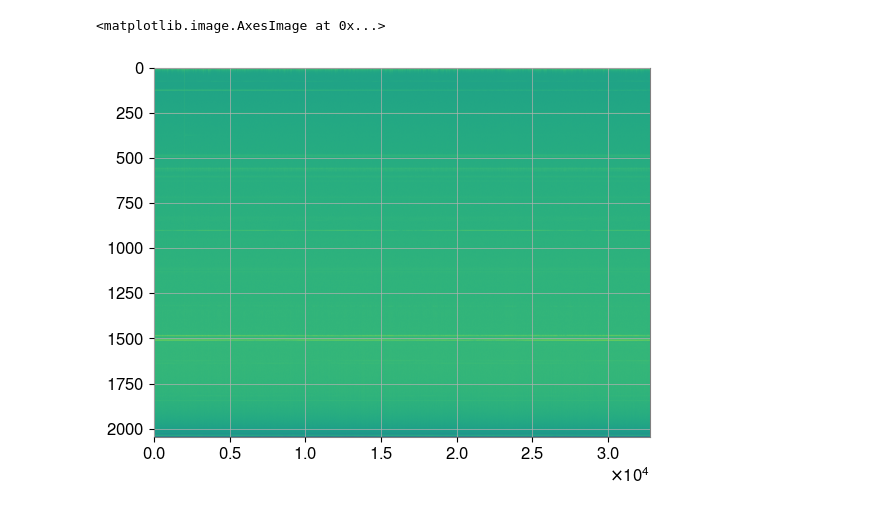
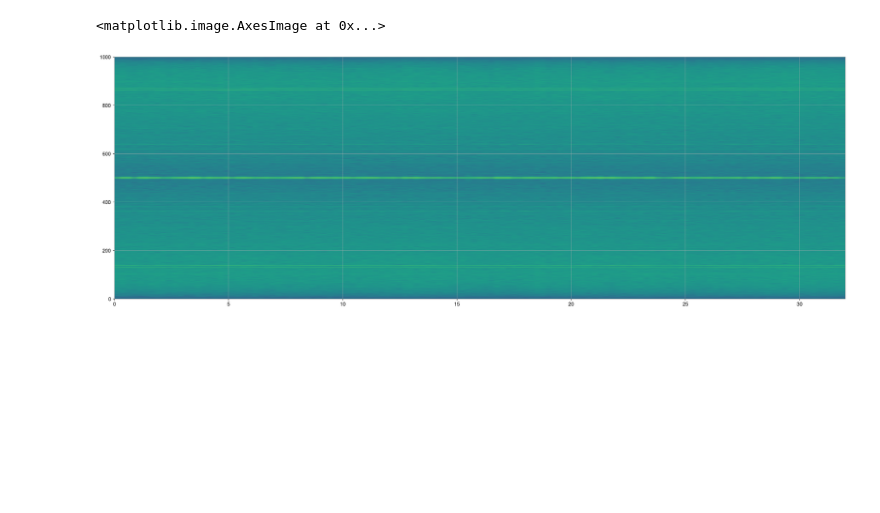
Before and after one commit to TechPr1est/LIGO-data-analysis, a Jupyter notebook: notebooks/generating_plots.ipynb, the cells around one changed output. Drawn from its saved outputs; the diff is of its cells as text; code cells hidden in the pictures; blank space fills up the shorter version.

```diff
--- a/notebooks/generating_plots.ipynb
+++ b/notebooks/generating_plots.ipynb
@@ -24,4 +4,7 @@ from gwpy.timeseries import TimeSeries
 import h5py
 import matplotlib.pyplot as plt
 
-filename = "../L-L1_GWOSC_16KHZ_R1-1266616125-4096.hdf5"
+filename = "../L-L1_GWOSC_16KHZ_R1-1266618157-32.hdf5"
+
+with h5py.File(filename, "r") as f:
+    strain_data = f["strain/Strain"][:]
@@ -31,14 +11,21 @@ with h5py.File(filename, "r") as f:
 # %%
 CHUNK_SIZE = 4096
+FS = 16384
 fft_chunk = []
 
-for s in range(0, len(strain_data)-CHUNK_SIZE, CHUNK_SIZE // 2):
+#splitting the data into 4096-element chunks and putting them into FFT to generate a raw spectrogram
+for s in range(0, len(strain_data)-CHUNK_SIZE, CHUNK_SIZE):
     chunk = strain_data[s:s+CHUNK_SIZE] * np.hanning(CHUNK_SIZE)
-    fft_chunk.append(10 * np.log10(np.abs(np.fft.rfft(chunk))))
+    fft_chunk.append(10 * np.log10(np.abs(np.fft.fftshift(np.fft.fft(chunk)))))
 
 spectro_data = np.array(fft_chunk).T
 # %%
-plt.imshow(spectro_data, aspect="auto")
+plt.figure(figsize=(30,10))
+plt.imshow(spectro_data, extent=(0,32,0,1000), aspect="auto")
+
+#There is nothing of note in this spectrogram
+#I learned that it would be better to do some processing on the data before visualizing
+#In the next code blocks i will try to extract the merger event from the data
 # %% [output]
 <matplotlib.image.AxesImage at 0x...>
-[figure, old version]
+[figure, new version]
```
Also changed, not shown: parts of 2 cells of this notebook.
